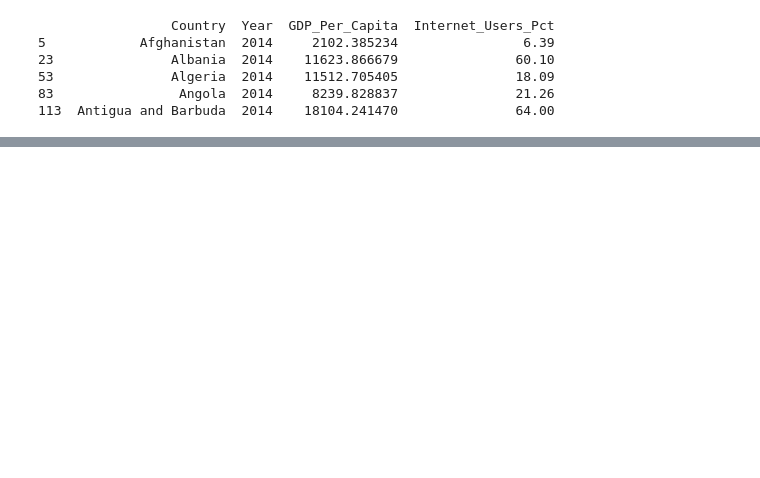
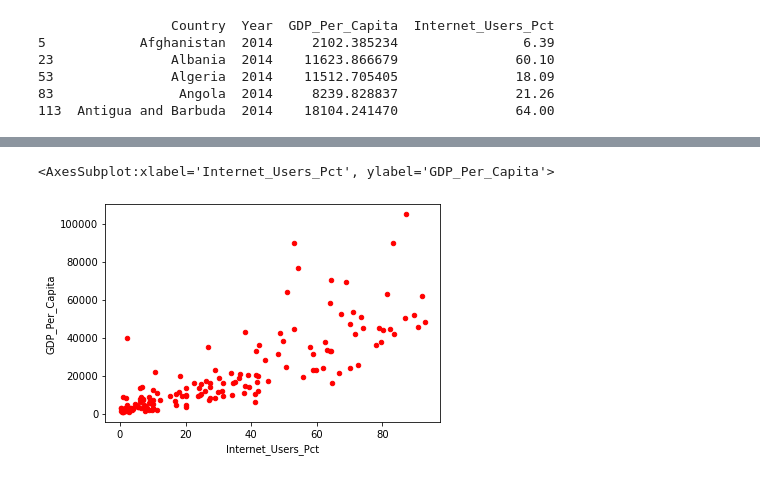
Before and after one commit to NSS-Full-Time-Data-Analytics-7/gdp-and-internet-usage-dchan22, a Jupyter notebook: notebook/UN Data Project.ipynb, the cells around one changed output, grey strips where cells are left out. Saved outputs shown, nothing was run; the diff lists cells and outputs as text; code cells hidden in the pictures; blank space fills up the shorter version.

```diff
--- a/notebook/UN Data Project.ipynb
+++ b/notebook/UN Data Project.ipynb
@@ -407,0 +586,5 @@ data_2014.reset_index(drop = True)
+# %%
+data_2009.plot.scatter('Internet_Users_Pct','GDP_Per_Capita', color ='r')
+# %% [output]
+<AxesSubplot:xlabel='Internet_Users_Pct', ylabel='GDP_Per_Capita'>
+[figure, added]
```
Also changed, not shown: parts of 26 cells of this notebook.
